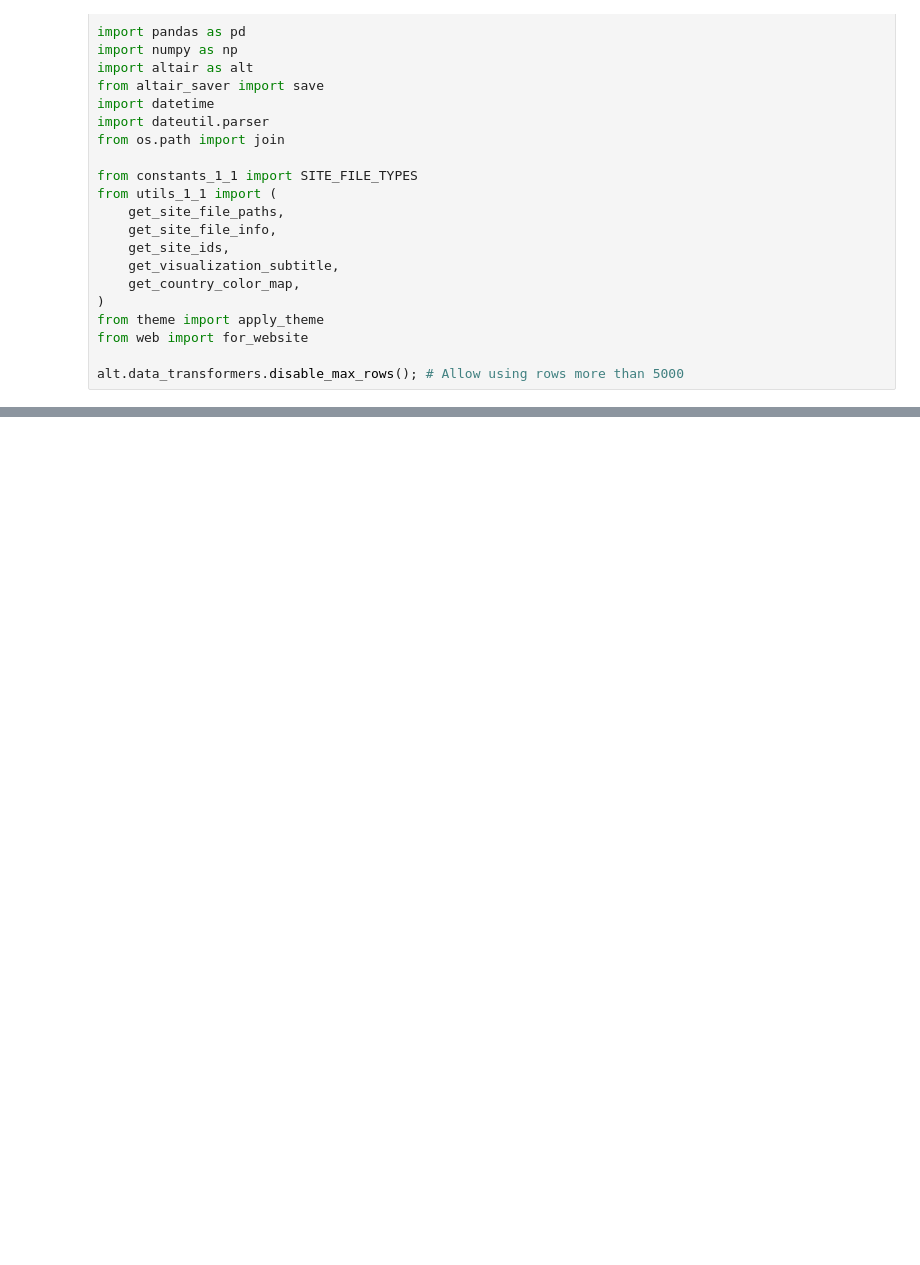
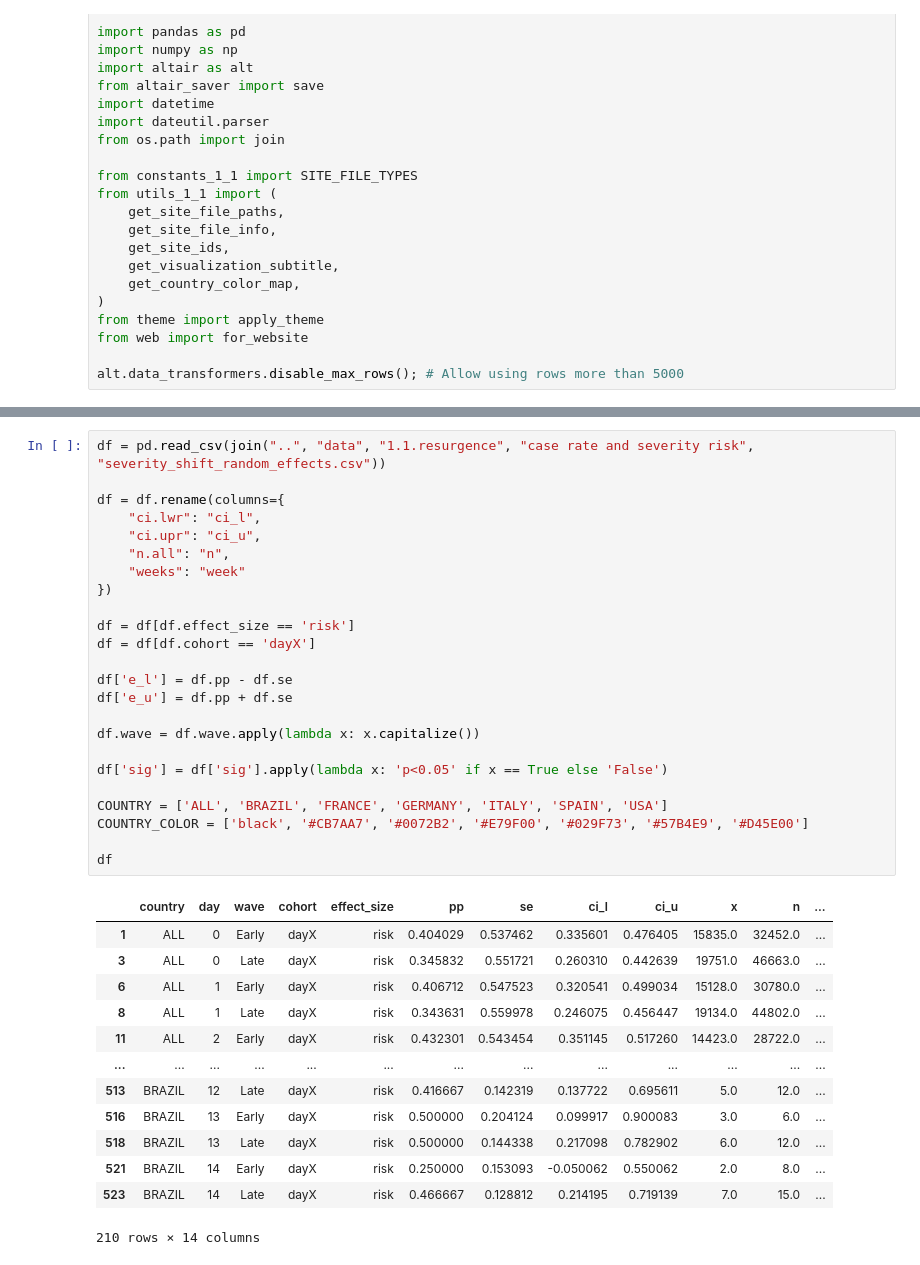
Before and after one commit to covidclinical/visualization-notebooks, a Jupyter notebook: notebooks/2.1.waves.17_temporal_case_rate_1.1_data.ipynb, the cells around one changed output, grey strips where cells are left out. Cells and saved outputs as stored; diff of their text form; blank space fills up the shorter version.

```diff
--- a/notebooks/2.1.waves.17_temporal_case_rate_1.1_data.ipynb
+++ b/notebooks/2.1.waves.17_temporal_case_rate_1.1_data.ipynb
@@ -281,0 +342,38 @@ plot
+# %%
+df = pd.read_csv(join("..", "data", "1.1.resurgence", "case rate and severity risk", "severity_shift_random_effects.csv"))
+
+df = df.rename(columns={
+    "ci.lwr": "ci_l",
+    "ci.upr": "ci_u",
+    "n.all": "n",
+    "weeks": "week"
+})
+
+df = df[df.effect_size == 'risk']
+df = df[df.cohort == 'dayX']
+
+df['e_l'] = df.pp - df.se
+df['e_u'] = df.pp + df.se
+
+df.wave = df.wave.apply(lambda x: x.capitalize())
+
+df['sig'] = df['sig'].apply(lambda x: 'p<0.05' if x == True else 'False')
+
+COUNTRY = ['ALL', 'BRAZIL', 'FRANCE', 'GERMANY', 'ITALY', 'SPAIN', 'USA']
+COUNTRY_COLOR = ['black', '#CB7AA7', '#0072B2', '#E79F00', '#029F73', '#57B4E9', '#D45E00']
+
+df
+# %% [output]
+|  | country | day | wave | cohort | effect_size | pp | se | ci_l | ci_u | x | n | ... |
+| 1 | ALL | 0 | Early | dayX | risk | 0.404029 | 0.537462 | 0.335601 | 0.476405 | 15835.0 | 32452.0 | ... |
+| 3 | ALL | 0 | Late | dayX | risk | 0.345832 | 0.551721 | 0.260310 | 0.442639 | 19751.0 | 46663.0 | ... |
+| 6 | ALL | 1 | Early | dayX | risk | 0.406712 | 0.547523 | 0.320541 | 0.499034 | 15128.0 | 30780.0 | ... |
+| 8 | ALL | 1 | Late | dayX | risk | 0.343631 | 0.559978 | 0.246075 | 0.456447 | 19134.0 | 44802.0 | ... |
+| 11 | ALL | 2 | Early | dayX | risk | 0.432301 | 0.543454 | 0.351145 | 0.517260 | 14423.0 | 28722.0 | ... |
+| ... | ... | ... | ... | ... | ... | ... | ... | ... | ... | ... | ... | ... |
+| 513 | BRAZIL | 12 | Late | dayX | risk | 0.416667 | 0.142319 | 0.137722 | 0.695611 | 5.0 | 12.0 | ... |
+| 516 | BRAZIL | 13 | Early | dayX | risk | 0.500000 | 0.204124 | 0.099917 | 0.900083 | 3.0 | 6.0 | ... |
+| 518 | BRAZIL | 13 | Late | dayX | risk | 0.500000 | 0.144338 | 0.217098 | 0.782902 | 6.0 | 12.0 | ... |
+| 521 | BRAZIL | 14 | Early | dayX | risk | 0.250000 | 0.153093 | -0.050062 | 0.550062 | 2.0 | 8.0 | ... |
+| 523 | BRAZIL | 14 | Late | dayX | risk | 0.466667 | 0.128812 | 0.214195 | 0.719139 | 7.0 | 15.0 | ... |
+210 rows × 14 columns
```
Also changed, not shown: parts of 7 cells of this notebook, 4 other files.
